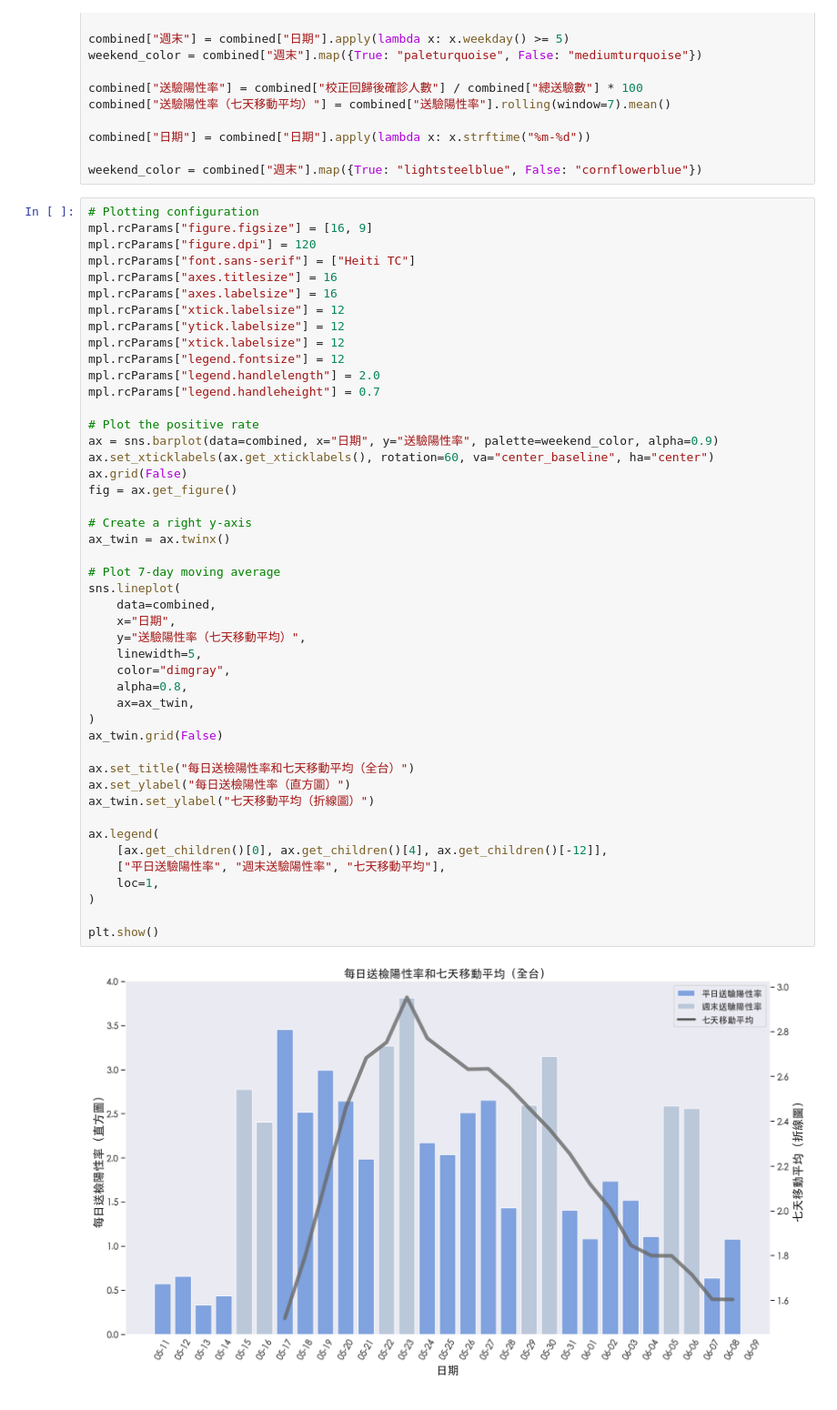
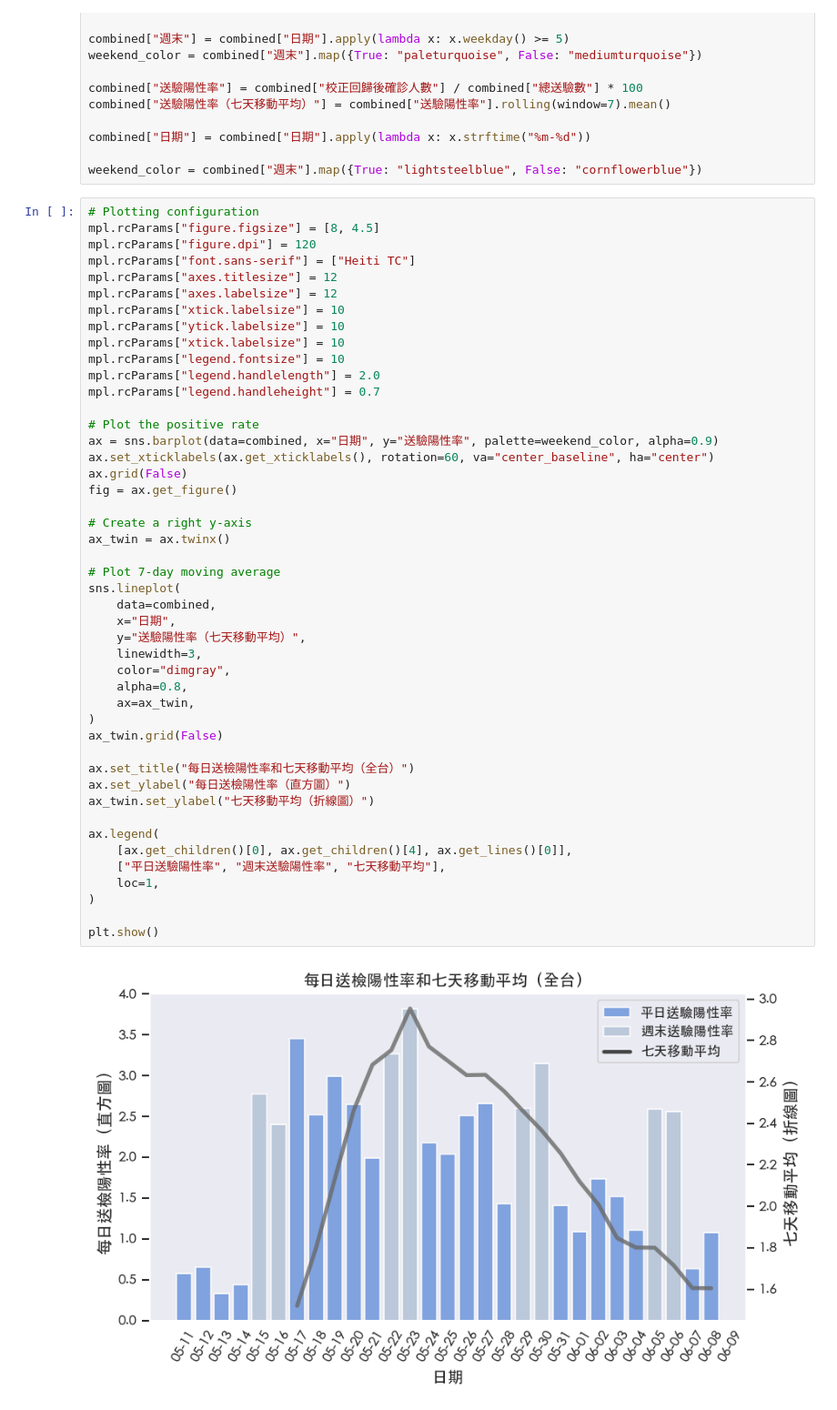
Before and after one commit to nknetsky/TW_COVID-19_visualization, a Jupyter notebook: daily_positive_rate.ipynb, the cells around one changed output. Shown at 91% size. Drawn from its saved outputs; the diff is of its cells as text.

Commit message:
adjust plotting configuration and get legend handle line2D more directly

```diff
--- a/daily_positive_rate.ipynb
+++ b/daily_positive_rate.ipynb
@@ -97,15 +97,15 @@ combined["日期"] = combined["日期"].apply(lambda x: x.strftime("%m-%d"))
 weekend_color = combined["週末"].map({True: "lightsteelblue", False: "cornflowerblue"})
 # %%
 # Plotting configuration
-mpl.rcParams["figure.figsize"] = [16, 9]
+mpl.rcParams["figure.figsize"] = [8, 4.5]
 mpl.rcParams["figure.dpi"] = 120
 mpl.rcParams["font.sans-serif"] = ["Heiti TC"]
-mpl.rcParams["axes.titlesize"] = 16
-mpl.rcParams["axes.labelsize"] = 16
-mpl.rcParams["xtick.labelsize"] = 12
-mpl.rcParams["ytick.labelsize"] = 12
-mpl.rcParams["xtick.labelsize"] = 12
-mpl.rcParams["legend.fontsize"] = 12
+mpl.rcParams["axes.titlesize"] = 12
+mpl.rcParams["axes.labelsize"] = 12
+mpl.rcParams["xtick.labelsize"] = 10
+mpl.rcParams["ytick.labelsize"] = 10
+mpl.rcParams["xtick.labelsize"] = 10
+mpl.rcParams["legend.fontsize"] = 10
 mpl.rcParams["legend.handlelength"] = 2.0
 mpl.rcParams["legend.handleheight"] = 0.7
 
@@ -113,33 +113,33 @@ mpl.rcParams["legend.handleheight"] = 0.7
 ax = sns.barplot(data=combined, x="日期", y="送驗陽性率", palette=weekend_color, alpha=0.9)
 ax.set_xticklabels(ax.get_xticklabels(), rotation=60, va="center_baseline", ha="center")
 ax.grid(False)
 fig = ax.get_figure()
 
 # Create a right y-axis
 ax_twin = ax.twinx()
 
 # Plot 7-day moving average
 sns.lineplot(
     data=combined,
     x="日期",
     y="送驗陽性率（七天移動平均）",
-    linewidth=5,
+    linewidth=3,
     color="dimgray",
     alpha=0.8,
     ax=ax_twin,
 )
 ax_twin.grid(False)
 
 ax.set_title("每日送檢陽性率和七天移動平均（全台）")
 ax.set_ylabel("每日送檢陽性率（直方圖）")
 ax_twin.set_ylabel("七天移動平均（折線圖）")
 
 ax.legend(
-    [ax.get_children()[0], ax.get_children()[4], ax.get_children()[-12]],
+    [ax.get_children()[0], ax.get_children()[4], ax.get_lines()[0]],
     ["平日送驗陽性率", "週末送驗陽性率", "七天移動平均"],
     loc=1,
 )
 
 plt.show()
 # %% [output]
-[figure, old version]
+[figure, new version]
```
